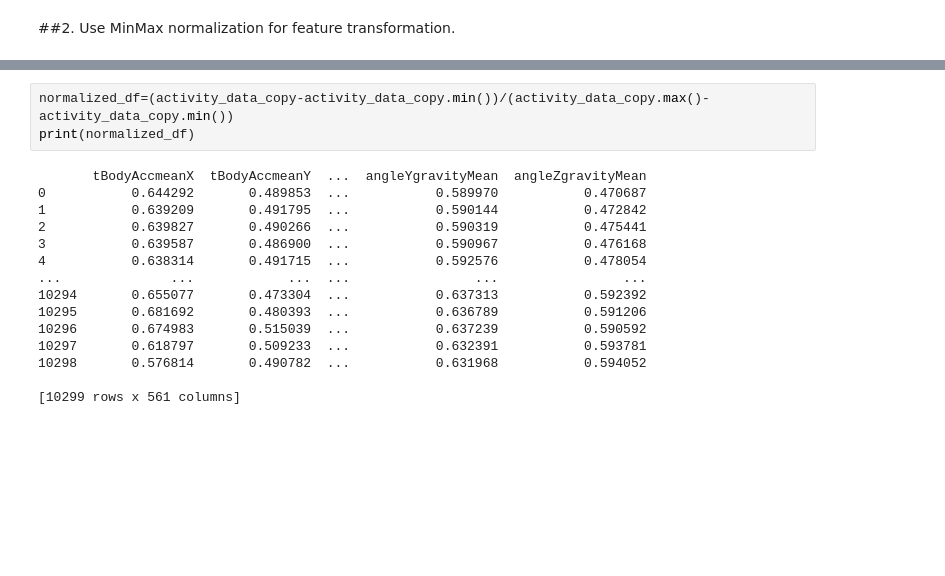
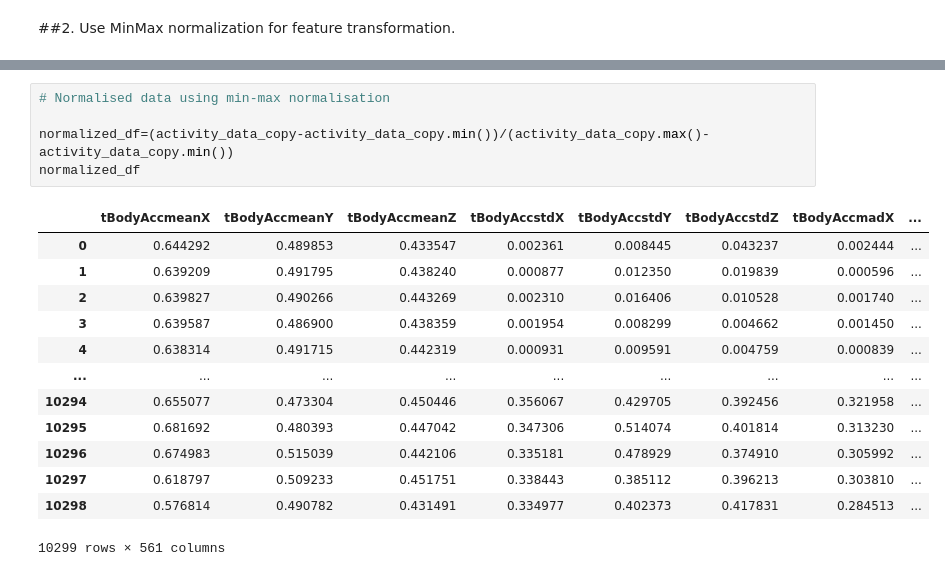
Before and after one commit to mshamesh/HumanActivityRecognition, a Jupyter notebook: Smartphones_assignment.ipynb, the cells around one changed output, grey strips where cells are left out. Cells and saved outputs as stored; diff of their text form; blank space fills up the shorter version.

```diff
--- a/Smartphones_assignment.ipynb
+++ b/Smartphones_assignment.ipynb
@@ -321,18 +309,19 @@ activity_data_copy.drop(
 # %%
+# Normalised data using min-max normalisation
+
 normalized_df=(activity_data_copy-activity_data_copy.min())/(activity_data_copy.max()-activity_data_copy.min())
-print(normalized_df)
+normalized_df
 # %% [output]
+|  | tBodyAccmeanX | tBodyAccmeanY | tBodyAccmeanZ | tBodyAccstdX | tBodyAccstdY | tBodyAccstdZ | tBodyAccmadX | ... |
+| 0 | 0.644292 | 0.489853 | 0.433547 | 0.002361 | 0.008445 | 0.043237 | 0.002444 | ... |
+| 1 | 0.639209 | 0.491795 | 0.438240 | 0.000877 | 0.012350 | 0.019839 | 0.000596 | ... |
+| 2 | 0.639827 | 0.490266 | 0.443269 | 0.002310 | 0.016406 | 0.010528 | 0.001740 | ... |
+| 3 | 0.639587 | 0.486900 | 0.438359 | 0.001954 | 0.008299 | 0.004662 | 0.001450 | ... |
+| 4 | 0.638314 | 0.491715 | 0.442319 | 0.000931 | 0.009591 | 0.004759 | 0.000839 | ... |
+| ... | ... | ... | ... | ... | ... | ... | ... | ... |
+| 10294 | 0.655077 | 0.473304 | 0.450446 | 0.356067 | 0.429705 | 0.392456 | 0.321958 | ... |
+| 10295 | 0.681692 | 0.480393 | 0.447042 | 0.347306 | 0.514074 | 0.401814 | 0.313230 | ... |
+| 10296 | 0.674983 | 0.515039 | 0.442106 | 0.335181 | 0.478929 | 0.374910 | 0.305992 | ... |
+| 10297 | 0.618797 | 0.509233 | 0.451751 | 0.338443 | 0.385112 | 0.396213 | 0.303810 | ... |
+| 10298 | 0.576814 | 0.490782 | 0.431491 | 0.334977 | 0.402373 | 0.417831 | 0.284513 | ... |
-       tBodyAccmeanX  tBodyAccmeanY  ...  angleYgravityMean  angleZgravityMean
-0           0.644292       0.489853  ...           0.589970           0.470687
-1           0.639209       0.491795  ...           0.590144           0.472842
-2           0.639827       0.490266  ...           0.590319           0.475441
-3           0.639587       0.486900  ...           0.590967           0.476168
-4           0.638314       0.491715  ...           0.592576           0.478054
-...              ...            ...  ...                ...                ...
-10294       0.655077       0.473304  ...           0.637313           0.592392
-10295       0.681692       0.480393  ...           0.636789           0.591206
-10296       0.674983       0.515039  ...           0.637239           0.590592
-10297       0.618797       0.509233  ...           0.632391           0.593781
-10298       0.576814       0.490782  ...           0.631968           0.594052
-
-[10299 rows x 561 columns]
+10299 rows × 561 columns
```
Also changed, not shown: parts of 5 cells of this notebook.
